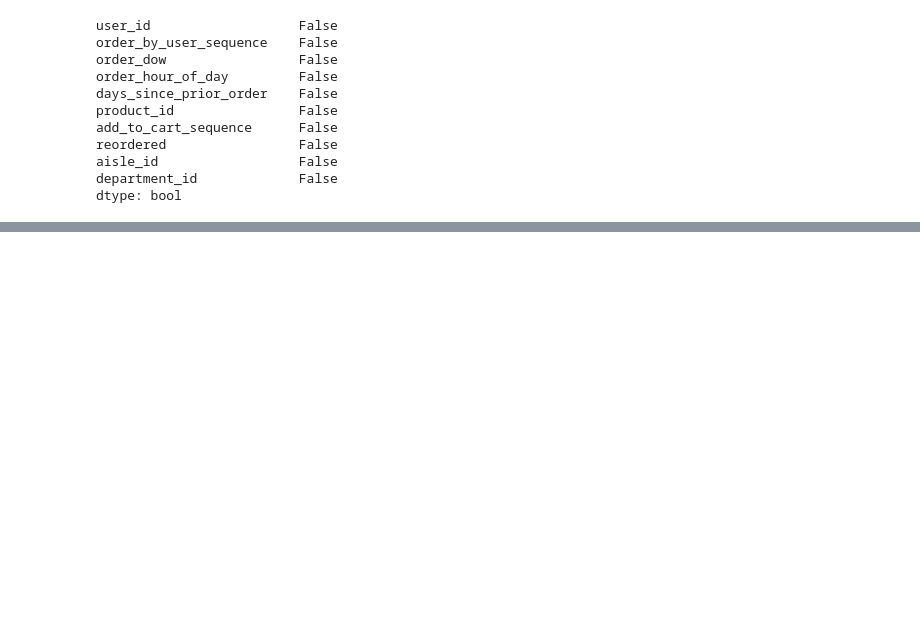
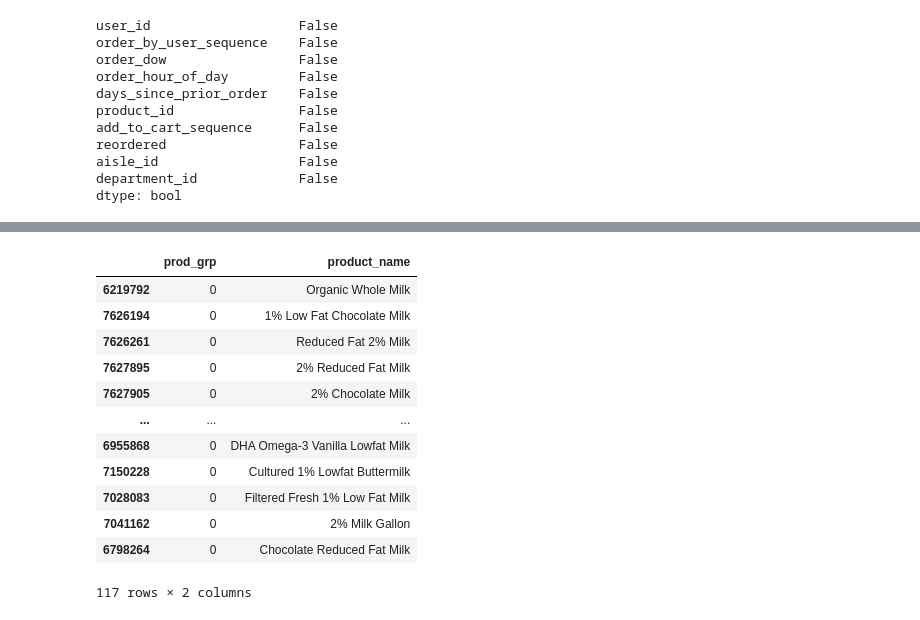
Before and after one commit to fractaldatalearning/Capstone2, a Jupyter notebook: notebooks/eda3_product_clusters.ipynb, the cells around one changed output, grey strips where cells are left out. Drawn from its saved outputs; the diff is of its cells as text; code cells hidden in the pictures; blank space fills up the shorter version.

```diff
--- a/notebooks/eda3_product_clusters.ipynb
+++ b/notebooks/eda3_product_clusters.ipynb
@@ -135,0 +216,18 @@ print(all_predictions)
+# %%
+view_prod_grps = milk_grouped.loc[:,['prod_grp', 'product_name']].sort_values('prod_grp')
+view_prod_grps = view_prod_grps.drop_duplicates(keep='first')
+view_prod_grps[view_prod_grps['prod_grp']==0]
+# %% [output]
+|  | prod_grp | product_name |
+| 6219792 | 0 | Organic Whole Milk |
+| 7626194 | 0 | 1% Low Fat Chocolate Milk |
+| 7626261 | 0 | Reduced Fat 2% Milk |
+| 7627895 | 0 | 2% Reduced Fat Milk |
+| 7627905 | 0 | 2% Chocolate Milk |
+| ... | ... | ... |
+| 6955868 | 0 | DHA Omega-3 Vanilla Lowfat Milk |
+| 7150228 | 0 | Cultured 1% Lowfat Buttermilk |
+| 7028083 | 0 | Filtered Fresh 1% Low Fat Milk |
+| 7041162 | 0 | 2% Milk Gallon |
+| 6798264 | 0 | Chocolate Reduced Fat Milk |
+117 rows × 2 columns
```
Also changed, not shown: parts of 6 cells of this notebook, 1 other file.
